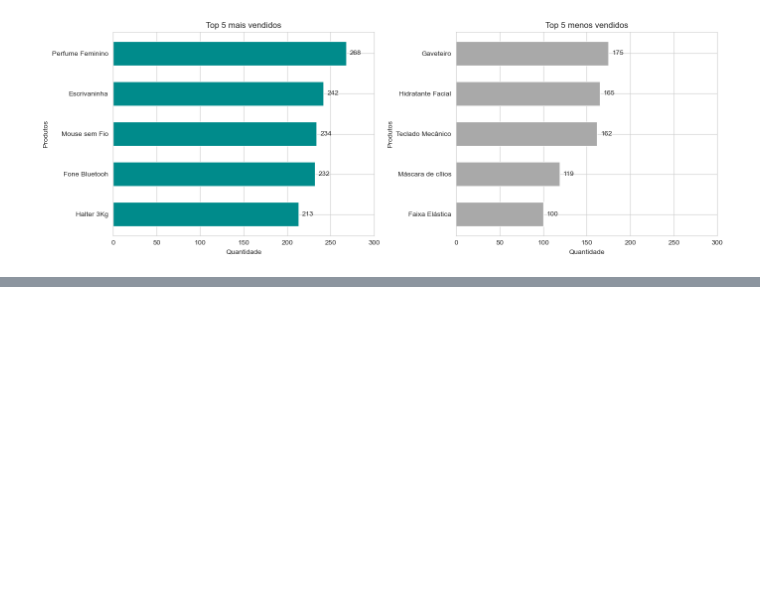
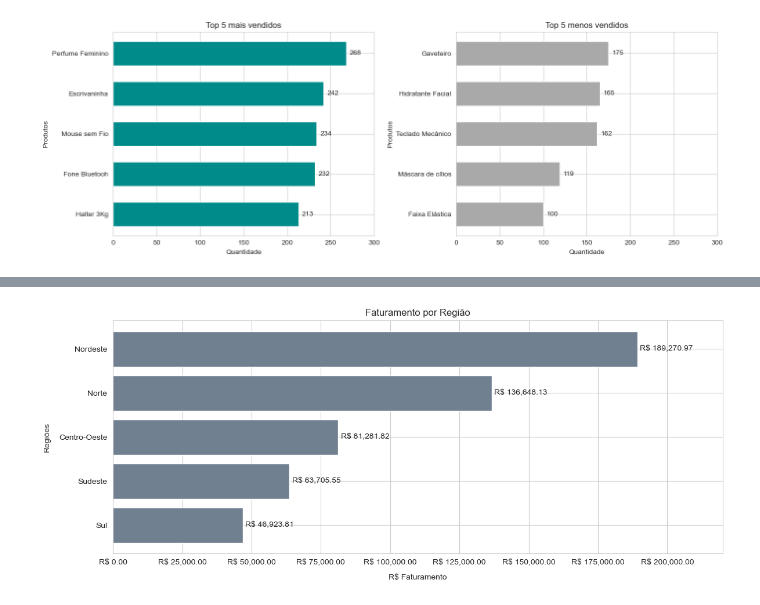
Before and after one commit to Clara-Elis/analise-vendas-python-pandas, a Jupyter notebook: Projeto1git.ipynb, the cells around one changed output, grey strips where cells are left out. Saved outputs shown, nothing was run; the diff lists cells and outputs as text; code cells hidden in the pictures; blank space fills up the shorter version.

```diff
--- a/Projeto1git.ipynb
+++ b/Projeto1git.ipynb
@@ -324,0 +397,3 @@ plt.show()
+# %%
+faturamento_regiao = df_vendas.groupby('Regiao')['Faturamento'].sum().sort_values().head()
+faturamento_regiao
@@ -324,0 +408,25 @@ plt.show()
+# %%
+sns.set_style('whitegrid')
+
+fig, ax = plt.subplots(figsize = (12,5))
+
+def formata_faturamento(y, pos):
+    return f'R$ {y:,.2f}'
+
+formatador = FuncFormatter(formata_faturamento)
+labels = [formata_faturamento(v, None) for v in faturamento_regiao.values]
+
+barra= ax.barh(faturamento_regiao.index, faturamento_regiao.values, color = 'slategray')
+ax.bar_label(barra, labels = labels, padding = 3, fontsize = 10)
+ax.set_title('Faturamento por Região')
+
+# labelpad: aumentar a distância entre o título e os elementos do eixo
+ax.set_ylabel('Regiões', labelpad=10)
+ax.set_xlabel('R$ Faturamento', labelpad=10)
+ax.xaxis.set_major_formatter(formatador)
+ax.set_xlim(0, 220000.00)
+
+plt.tight_layout()
+plt.show()
+# %% [output]
+[figure, added]
```
Also changed, not shown: parts of 8 cells of this notebook.
